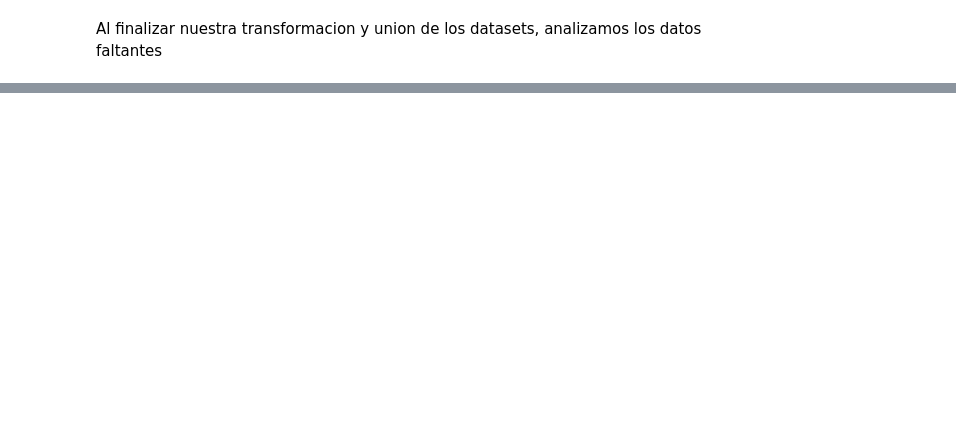
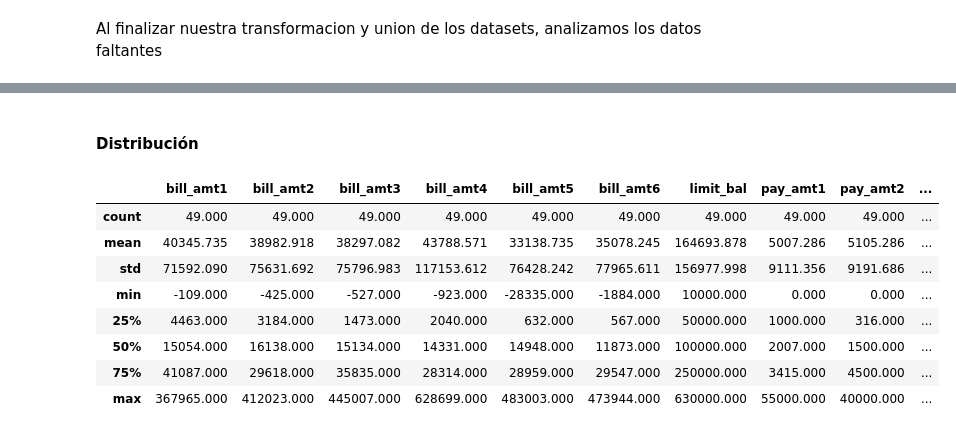
Before and after one commit to AdolfoVillalobos/ta-data-analysis-challenge, a Jupyter notebook: report.ipynb, the cells around one changed output, grey strips where cells are left out. Saved outputs shown, nothing was run; the diff lists cells and outputs as text; code cells hidden in the pictures; blank space fills up the shorter version.

```diff
--- a/report.ipynb
+++ b/report.ipynb
@@ -937,0 +1069,6 @@ ID: 3. Prediction: 0
+# %%
+def load_data(df: pd.DataFrame, filename: str) -> pd.DataFrame:
+    """Implementa la etapa Load en el ETL. En nuestro caso, genera un archivo CSV de salida"""
+    print(f"Saving to: {filename}")
+    df.to_csv(filename, index=True)
+    return df
@@ -937,0 +1146,16 @@ ID: 3. Prediction: 0
+# %% [markdown]
+#### Distribución
+# %%
+"""Analisis de la distribucion y variabilidad"""
+
+df.describe()
+# %% [output]
+|  | bill_amt1 | bill_amt2 | bill_amt3 | bill_amt4 | bill_amt5 | bill_amt6 | limit_bal | pay_amt1 | pay_amt2 | ... |
+| count | 49.000 | 49.000 | 49.000 | 49.000 | 49.000 | 49.000 | 49.000 | 49.000 | 49.000 | ... |
+| mean | 40345.735 | 38982.918 | 38297.082 | 43788.571 | 33138.735 | 35078.245 | 164693.878 | 5007.286 | 5105.286 | ... |
+| std | 71592.090 | 75631.692 | 75796.983 | 117153.612 | 76428.242 | 77965.611 | 156977.998 | 9111.356 | 9191.686 | ... |
+| min | -109.000 | -425.000 | -527.000 | -923.000 | -28335.000 | -1884.000 | 10000.000 | 0.000 | 0.000 | ... |
+| 25% | 4463.000 | 3184.000 | 1473.000 | 2040.000 | 632.000 | 567.000 | 50000.000 | 1000.000 | 316.000 | ... |
+| 50% | 15054.000 | 16138.000 | 15134.000 | 14331.000 | 14948.000 | 11873.000 | 100000.000 | 2007.000 | 1500.000 | ... |
+| 75% | 41087.000 | 29618.000 | 35835.000 | 28314.000 | 28959.000 | 29547.000 | 250000.000 | 3415.000 | 4500.000 | ... |
+| max | 367965.000 | 412023.000 | 445007.000 | 628699.000 | 483003.000 | 473944.000 | 630000.000 | 55000.000 | 40000.000 | ... |
```
Also changed, not shown: parts of 163 cells of this notebook, 6 other files.
